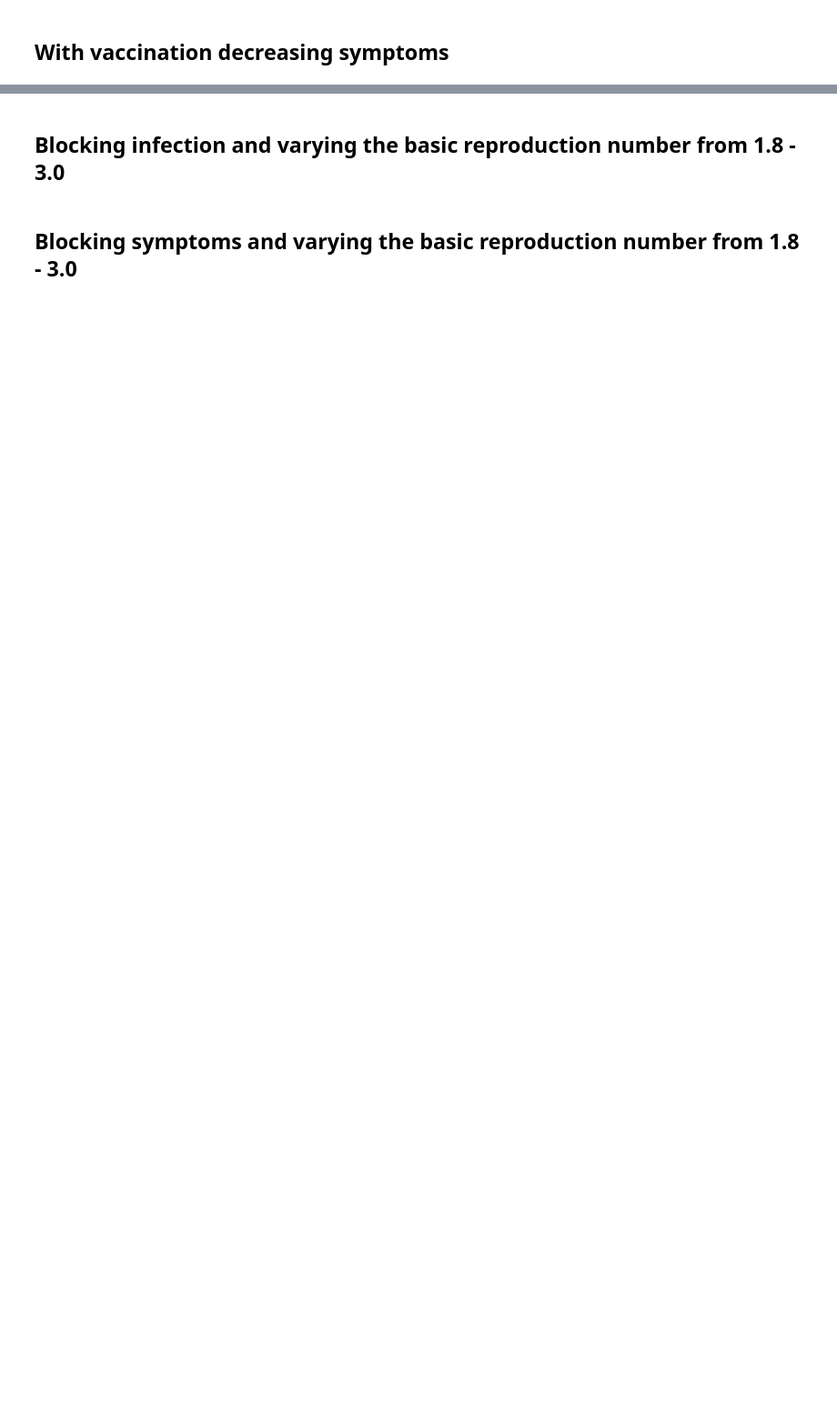
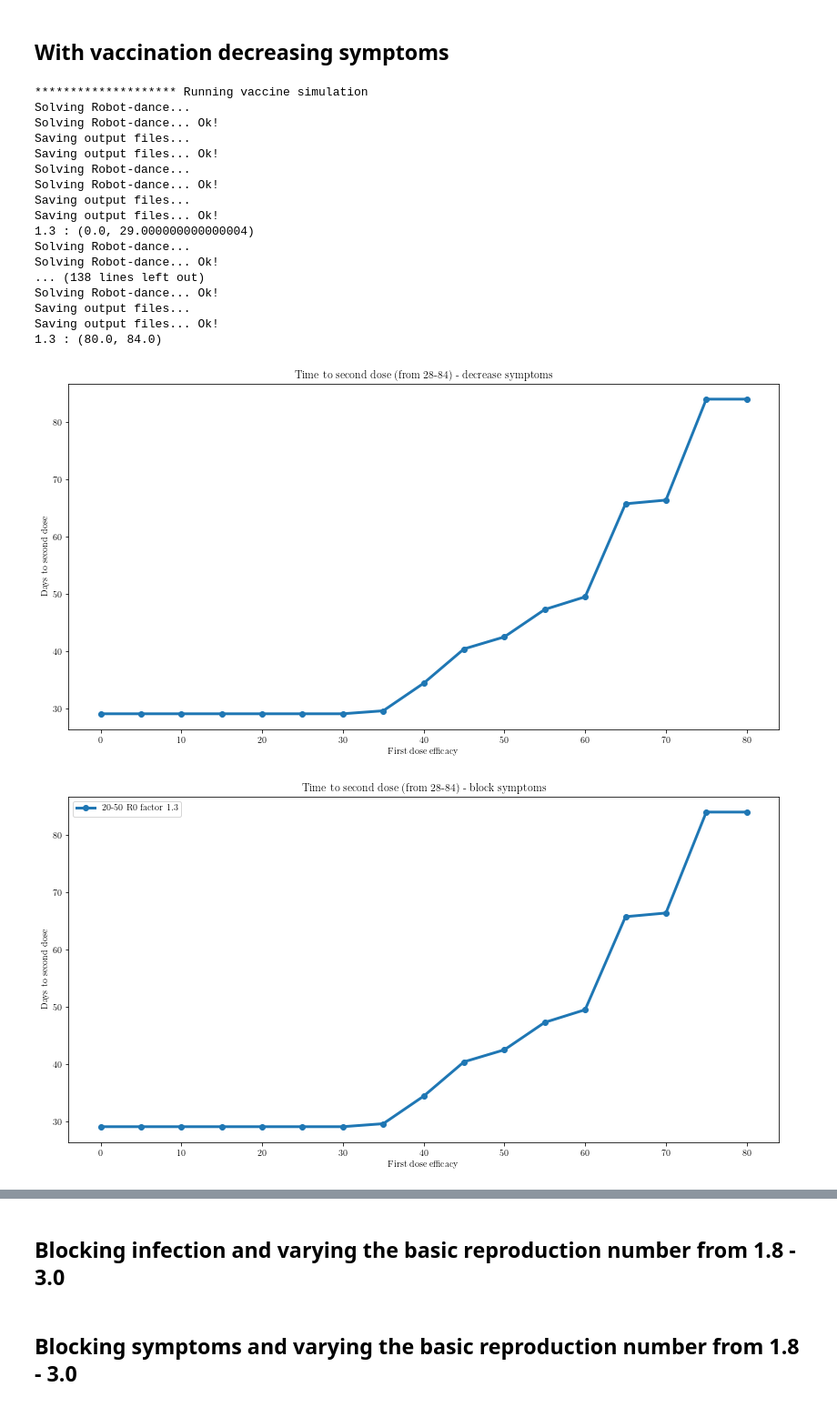
Before and after one commit to pjssilva/Robot-vaccine, a Jupyter notebook: efficacy_sensitivity.ipynb, the cells around one changed output, grey strips where cells are left out. Shown: that part at 91% size. Cells and saved outputs as stored; diff of their text form; code cells hidden in the pictures; blank space fills up the shorter version.

```diff
--- a/efficacy_sensitivity.ipynb
+++ b/efficacy_sensitivity.ipynb
@@ -39,19 +61,19 @@ ndays = 7*52
 # Mean time in ICU
 time_icu = 7
 
-# Transmission/infection effect of the vaccine
-oxford_atten = [1.0, 0.24, 0.176]
-
-# Symptoms effect of the vaccine
-icu_atten = [1.0, 1.0, 1.0]
+# Transmission/infection effect of the vaccine - Oxford profile
+vaccine_atten = [1.0, 0.24, 0.176]
+# Transmission/infection effect of the vaccine - Pfizer profile
+# vaccine_atten = [1.0, 0.15, 0.05]
 
 # R0 factor for each population
 r0pop = [1.0, 1.3, 1.0, 1.0]
 
 # Max dose profile
-max_doses = 0.015*np.ones(ndays)
-max_doses[0:30] = 0.001
-max_doses[30:150] = 0.005
+max_doses = 0.01*np.ones(ndays)
+max_doses[:150] = np.linspace(0.001, 0.01, 150)
+# max_doses[:130] = 0.003
+# max_doses[130:150] = np.linspace(0.003, 0.01, 20)
 
 # Doses window
 doses_min_window, doses_max_window = [28], [84]
@@ -74,7 +99,7 @@ cities_data
 # %%
 # Create a target matrix (max infected level)
 ncities, ndays = len(cities_data.index), int(basic_prm["ndays"])
-target = 0.8*np.ones((ncities, ndays))
+target = np.ones((ncities, ndays))
 target = prepare_data.save_target(cities_data, target)
 
 # Use a forcedif that releases the cities in the end
@@ -90,7 +115,7 @@ ts_drs = ts_sp*np.ones((len(cities_data), len(ts_sp)))
 ts_drs = pd.DataFrame(data=ts_drs, index=cities_data.index, columns=[
     "rho_min", "rho_max", "intercept", "trend", "phi_1", "phi_2", "sigma_omega", "state0", "state_less_1"
 ])
-ts_drs["confidence"] = 0.9
+ts_drs["confidence"] = 0.95
 ts_drs["time_icu"] = time_icu
 cities_data = pd.concat([cities_data, ts_drs], axis=1)
 cities_data
@@ -186,53 +305,63 @@ plt.savefig(figure_all_file)
 # %%
 print("******************** Running vaccine simulation")
 r_atten = [1.0, 1.0, 1.0]
-icu_atten = oxford_atten
+icu_atten = vaccine_atten
 
 bins = [[0, 19], [20, 49], [50, 64], [65, 200]]
 figure_all_file = "results/efficacy_sensitivity_symptoms_R0_20_49_all.svg"
 figure_all = plt.figure()
 
 basic_prm["alternate"] = 0.0
-for difr0 in np.linspace(1, 1.6, 7):
+for difr0 in [1.3]: #np.linspace(1, 1.6, 7):
     r0pop[1] = difr0
     dose_delay = []
     for atten in np.linspace(1.0, 0.20, 17):
         icu_atten[1] = atten
         figure_file = f"results/efficacy_sensitivity_symptoms_R0_20_49_{difr0:.2f}"
         result_file =  figure_file + f"_atten_{atten:.2f}.csv"
-        run_a_test(basic_prm, result_file, figure_file, cities_data, M, target, force_dif, r0pop, r_atten, icu_atten,
-            max_doses, doses_min_window, doses_max_window)
-        if not Julia.opt_OK:
+
+        opt_ok = alt_opt(basic_prm, result_file, figure_file, cities_data, M, target,
+            force_dif, r0pop, r_atten, icu_atten, max_doses, doses_min_window, doses_max_window)
+        if not opt_ok:
             print("Problem in optimization for", r0pop, r_atten)
             print("Living result out of plot")
             continue
 
-        solution = pd.read_csv(result_file, index_col=[0, 1, 2])
-
-        total_dose1 = retrieve_vaccination_profile(solution, 0, 0)
-        for i in range(1, len(bins)):
-            total_dose1 += retrieve_vaccination_profile(solution, i, 0)
-        total_dose2 = retrieve_vaccination_profile(solution, 0, 1)
-        for i in range(1, len(bins)):
-            total_dose2 += retrieve_vaccination_profile(solution, i, 1)
-
-        start_dose1 = (total_dose1.cumsum() >= 0.2*max_doses[0]).argmax()
-        start_dose2 = (total_dose2.cumsum() >= 0.2*max_doses[0]).argmax()
-        dose_delay.append((100*(1.0 - atten), start_dose2 - start_dose1))
-        print(r0pop, ":", dose_delay)
+        dose_delay.append((100*(1.0 - atten), med_mean_window(result_file)))
+        print(r0pop[1], ":", dose_delay[-1])
     plt.figure()
     dose_delay = np.array(dose_delay).T
     plt.plot(dose_delay[0], dose_delay[1], marker="o", lw=3)
     plt.xlabel("First dose efficacy")
     plt.ylabel("Days to second dose")
     plt.title("Time to second dose (from 28-84) - decrease symptoms")
     plt.axis("tight")
     plt.savefig(figure_file + ".svg")
     plt.figure(figure_all.number)
     plt.plot(dose_delay[0], dose_delay[1], marker="o", lw=3, label=f"20-50 R0 factor {difr0:.1f}")
 plt.xlabel("First dose efficacy")
 plt.ylabel("Days to second dose")
 plt.title("Time to second dose (from 28-84) - block symptoms")
 plt.legend()
 plt.axis("tight")
 plt.savefig(figure_all_file)
+# %% [output]
+******************** Running vaccine simulation
+Solving Robot-dance...
+Solving Robot-dance... Ok!
+Saving output files...
+Saving output files... Ok!
+Solving Robot-dance...
+Solving Robot-dance... Ok!
+Saving output files...
+Saving output files... Ok!
+1.3 : (0.0, 29.000000000000004)
+Solving Robot-dance...
+Solving Robot-dance... Ok!
+... (138 lines left out)
+Solving Robot-dance... Ok!
+Saving output files...
+Saving output files... Ok!
+1.3 : (80.0, 84.0)
+[figure, added]
+[figure, added]
```
Also changed, not shown: parts of 16 cells of this notebook, 4 other files.
